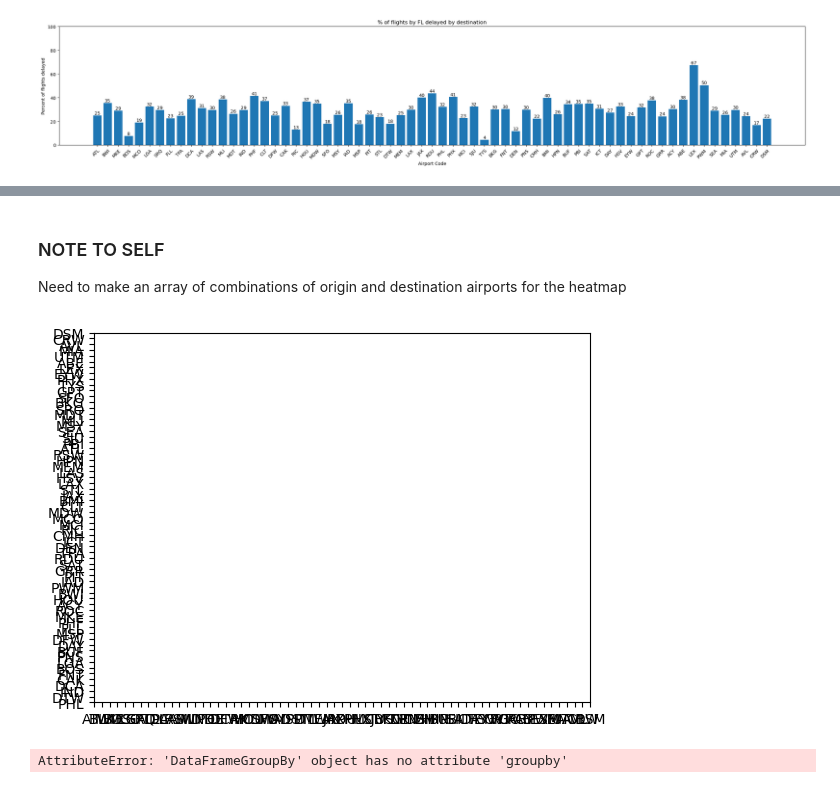
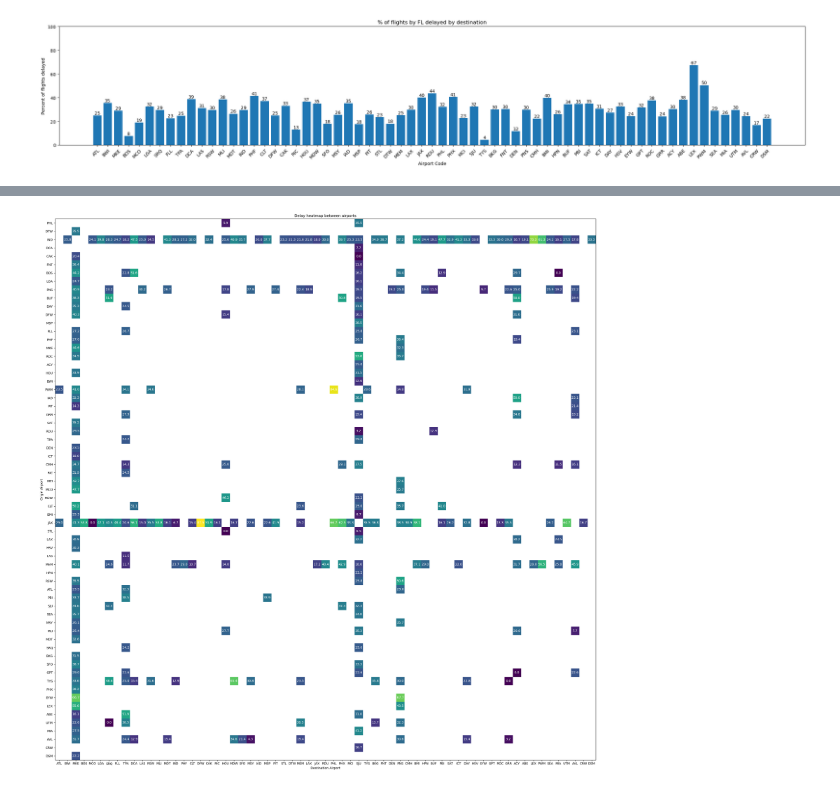
Before and after one commit to ltcolscotty/AirlinesProject, a Jupyter notebook: AirlineAnalysis.ipynb, the cells around one changed output, grey strips where cells are left out. Cells and saved outputs as stored; diff of their text form; code cells hidden in the pictures.

Commit message:
implemented heatmaps and pivot tables

```diff
--- a/AirlineAnalysis.ipynb
+++ b/AirlineAnalysis.ipynb
@@ -253,30 +235,34 @@ array([['PHL', 'ATL', 0],
-# %% [markdown]
-### NOTE TO SELF
-
-Need to make an array of combinations of origin and destination airports for the heatmap
-# %%
-fig, ax = plt.subplots()
-
-origin_data = y_result4.groupby(['AirportFrom'])
-
-data_array = origin_data
-
-ax.set_xticks(np.arange(len(airport_list_To)), labels=airport_list_To)
-ax.set_yticks(np.arange(len(airport_list_from)), labels=airport_list_from)
-
-#plt.xticks(airport_list_To, rotation=45, horizontalalignment='right', verticalalignment='top', rotation_mode='anchor')
-
-'''
-for i in range(len(airport_list_from)):
-    for j in range(len(airport_list_To)):
-        text = ax.text(j, i, [PLACEHOLDER PUT ARRAY NAME HERE][i, j],
-                       ha="center", va="center", color="w")
-'''
-
-plt.show()
-# %% [output]
-[figure, old version]
 # %%
-data_array.groupby(['AirportTo'])
+heatmap_data = []
+FL_df = airlines_df[airlines_df['Airline']=='FL']
-# %% [output]
-AttributeError: 'DataFrameGroupBy' object has no attribute 'groupby'
+# %%
+delayed_routes = pd.pivot_table(FL_df, columns='AirportFrom', index='AirportTo', values='Delay', aggfunc="sum")
+total_routes = pd.pivot_table(FL_df, columns='AirportFrom', index='AirportTo', values='Delay', aggfunc="count")
+percentage_routes = delayed_routes.divide(total_routes)
+percentage_routes = percentage_routes.multiply(100)
+percentage_routes = percentage_routes.round(1)
+heatmap_data = percentage_routes.to_numpy()
+# %%
+fig, ax = plt.subplots()
+
+origin_data = y_result4.groupby(['AirportFrom'])
+
+im = ax.imshow(heatmap_data)
+
+ax.set_xticks(np.arange(len(airport_list_To)), labels=airport_list_To)
+ax.set_yticks(np.arange(len(airport_list_from)), labels=airport_list_from)
+
+#plt.xticks(airport_list_To, rotation=45, horizontalalignment='right', verticalalignment='top', rotation_mode='anchor')
+
+for i in range(len(airport_list_from)):
+    for j in range(len(airport_list_To)):
+        text = ax.text(j, i, heatmap_data[i][j], ha="center", va="center", color="w")
+
+fig.set_figwidth(25)
+fig.set_figheight(25)
+
+ax.set(ylabel='Origin Airport', xlabel='Destination Airport' , title='Delay heatmap between airports')
+fig.tight_layout()
+plt.show()
+# %% [output]
+[figure, new version]
```
Also changed, not shown: parts of 3 cells of this notebook.
